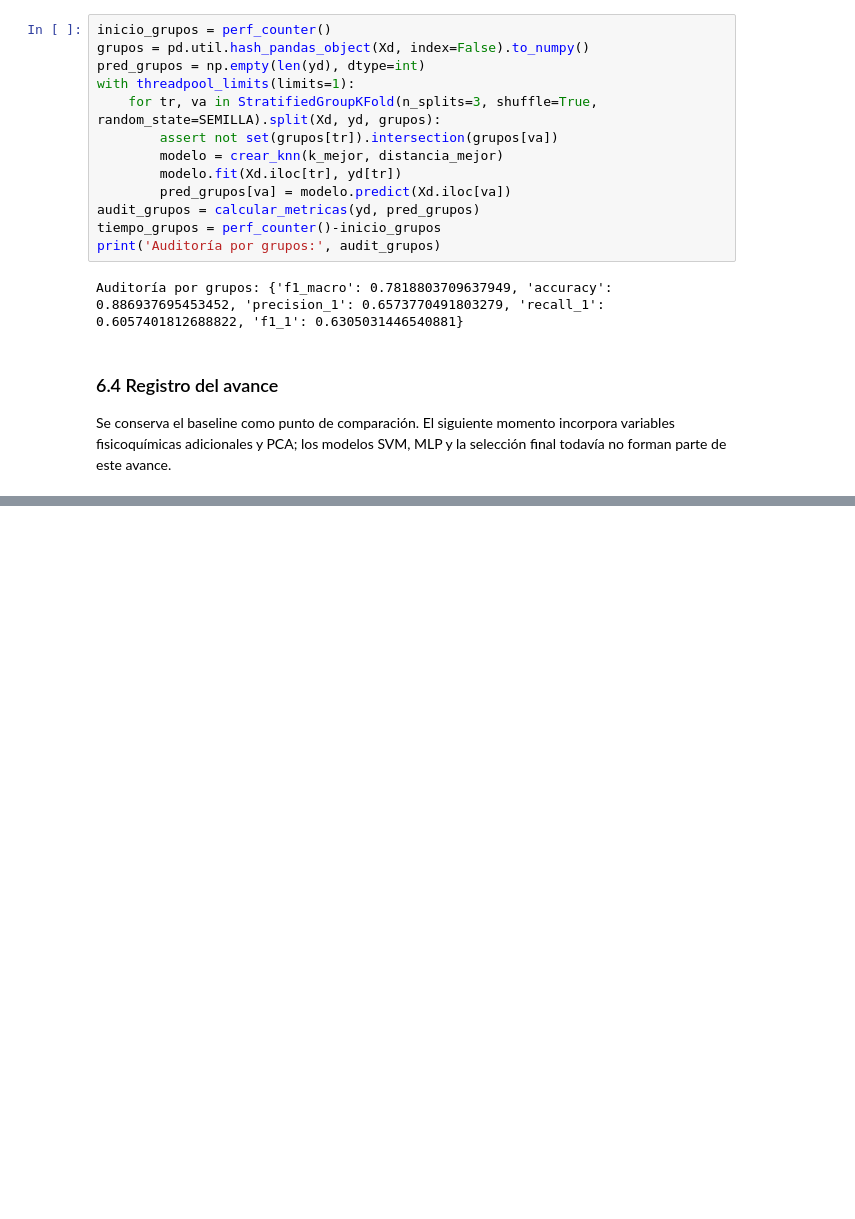
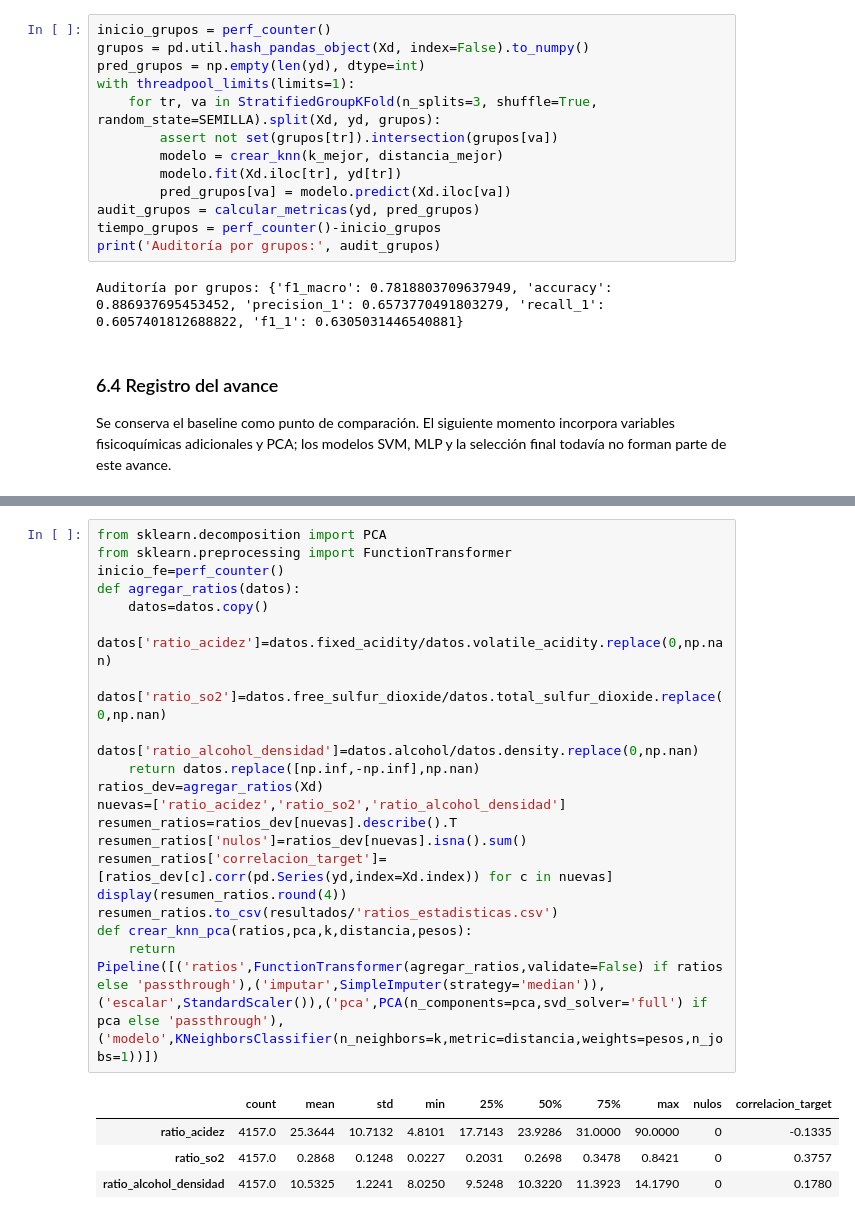
Before and after one commit to iamnicocr/wine-quality, a Jupyter notebook: notebooks/01_eda_y_modelado.ipynb, the cells around one changed output, grey strips where cells are left out. Drawn from its saved outputs; the diff is of its cells as text; blank space fills up the shorter version.

```diff
--- a/notebooks/01_eda_y_modelado.ipynb
+++ b/notebooks/01_eda_y_modelado.ipynb
@@ -371,0 +378,24 @@ print(json.dumps(resumen_baseline,indent=2,ensure_ascii=False))
+# %%
+from sklearn.decomposition import PCA
+from sklearn.preprocessing import FunctionTransformer
+inicio_fe=perf_counter()
+def agregar_ratios(datos):
+    datos=datos.copy()
+    datos['ratio_acidez']=datos.fixed_acidity/datos.volatile_acidity.replace(0,np.nan)
+    datos['ratio_so2']=datos.free_sulfur_dioxide/datos.total_sulfur_dioxide.replace(0,np.nan)
+    datos['ratio_alcohol_densidad']=datos.alcohol/datos.density.replace(0,np.nan)
+    return datos.replace([np.inf,-np.inf],np.nan)
+ratios_dev=agregar_ratios(Xd)
+nuevas=['ratio_acidez','ratio_so2','ratio_alcohol_densidad']
+resumen_ratios=ratios_dev[nuevas].describe().T
+resumen_ratios['nulos']=ratios_dev[nuevas].isna().sum()
+resumen_ratios['correlacion_target']=[ratios_dev[c].corr(pd.Series(yd,index=Xd.index)) for c in nuevas]
+display(resumen_ratios.round(4))
+resumen_ratios.to_csv(resultados/'ratios_estadisticas.csv')
+def crear_knn_pca(ratios,pca,k,distancia,pesos):
+    return Pipeline([('ratios',FunctionTransformer(agregar_ratios,validate=False) if ratios else 'passthrough'),('imputar',SimpleImputer(strategy='median')),('escalar',StandardScaler()),('pca',PCA(n_components=pca,svd_solver='full') if pca else 'passthrough'),('modelo',KNeighborsClassifier(n_neighbors=k,metric=distancia,weights=pesos,n_jobs=1))])
+# %% [output]
+|  | count | mean | std | min | 25% | 50% | 75% | max | nulos | correlacion_target |
+| ratio_acidez | 4157.0 | 25.3644 | 10.7132 | 4.8101 | 17.7143 | 23.9286 | 31.0000 | 90.0000 | 0 | -0.1335 |
+| ratio_so2 | 4157.0 | 0.2868 | 0.1248 | 0.0227 | 0.2031 | 0.2698 | 0.3478 | 0.8421 | 0 | 0.3757 |
+| ratio_alcohol_densidad | 4157.0 | 10.5325 | 1.2241 | 8.0250 | 9.5248 | 10.3220 | 11.3923 | 14.1790 | 0 | 0.1780 |
```
Also changed, not shown: parts of 11 cells of this notebook.
